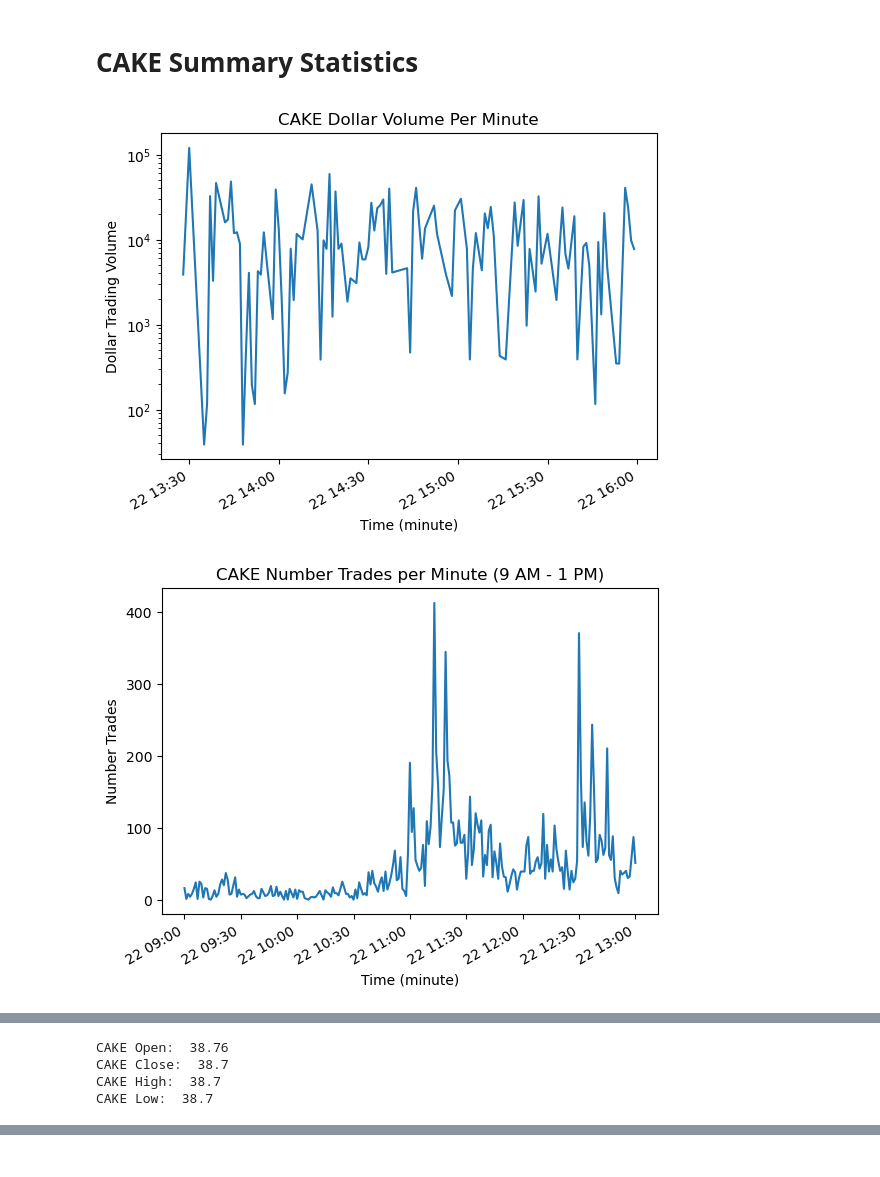
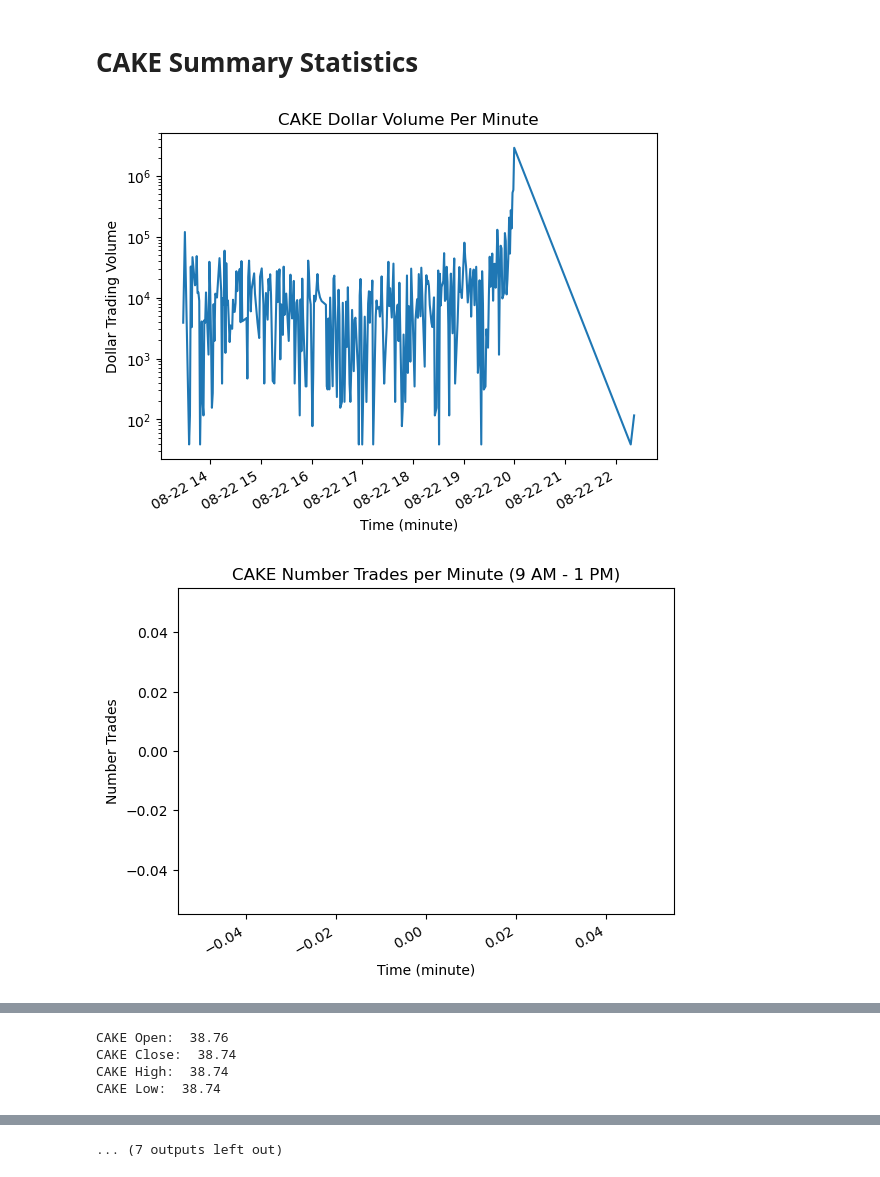
Before and after one commit to amchugh2/230x_team_repo, a Jupyter notebook: hw1.ipynb, the cells around one changed output, grey strips where cells are left out. Drawn from its saved outputs; the diff is of its cells as text; code cells hidden in the pictures.

```diff
--- a/hw1.ipynb
+++ b/hw1.ipynb
@@ -13,7 +13,7 @@ import matplotlib.pyplot as plt
 df = pd.read_csv('xnas-itch-nvidia-cake.csv', parse_dates=['ts_recv', 'ts_event'])
 
 # mbo schema: for depth-related questions
-df_mbo = pd.read_csv('xnas-itch-20240822-mbo.csv', parse_dates=['ts_recv', 'ts_event'])
+df_mbo = pd.read_csv('xnas-itch-20240822.mbo.CAKE.csv', parse_dates=['ts_recv', 'ts_event'])
 # %%
 # Split up and prepare dataset
 
@@ -34,6 +34,7 @@ def prepare_bid_ask_data(df):
 
 nvda_df = prepare_bid_ask_data(df[df['symbol'] == 'NVDA'].copy())
 cake_df = prepare_bid_ask_data(df[df['symbol'] == 'CAKE'].copy())
+cake_df = pd.read_csv('xnas-itch-20240822.tbbo.CAKE.csv', parse_dates=['ts_recv', 'ts_event'])
 
 nvda_df_mbo = df_mbo[df_mbo['symbol'] == 'NVDA'].copy()
 cake_df_mbo = df_mbo[df_mbo['symbol'] == 'CAKE'].copy()
@@ -266,7 +267,7 @@ def calculate_midquote_transaction(df):
     # get the highest bid and lowest ask for each minute
 
     # and then calculate the midpoint based on that
-    df['midpoint'] = (df['bid_price'] + df['ask_price']) / 2
+    df['midpoint'] = (df['bid_px_00'] + df['ask_px_00']) / 2
 
     # Resample the data to one-second and one-minute intervals, taking the last value in each interval
     midquote_1sec = df['midpoint'].resample('1S').last()
@@ -585,7 +601,7 @@ NVDA Low:  125.61
 # %% [markdown]
 # CAKE Summary Statistics
 # %%
-calc_summary_statistics(cake_df, cake_df_mbo, 'CAKE')
+min_stats,sec_stats=calc_summary_statistics(cake_df, cake_df_mbo, 'CAKE')
 # %% [output]
-[figure, old version]
+[figure, new version]
-[figure, old version]
+[figure, new version]
@@ -595,4 +611,4 @@ calc_summary_statistics(cake_df, cake_df_mbo, 'CAKE')
 CAKE Open:  38.76
-CAKE Close:  38.7
-CAKE High:  38.7
-CAKE Low:  38.7
+CAKE Close:  38.74
+CAKE High:  38.74
+CAKE Low:  38.74
@@ -605,0 +621 @@ CAKE Low:  38.7
+... (7 outputs left out)
```
Also changed, not shown: parts of 6 cells of this notebook.
